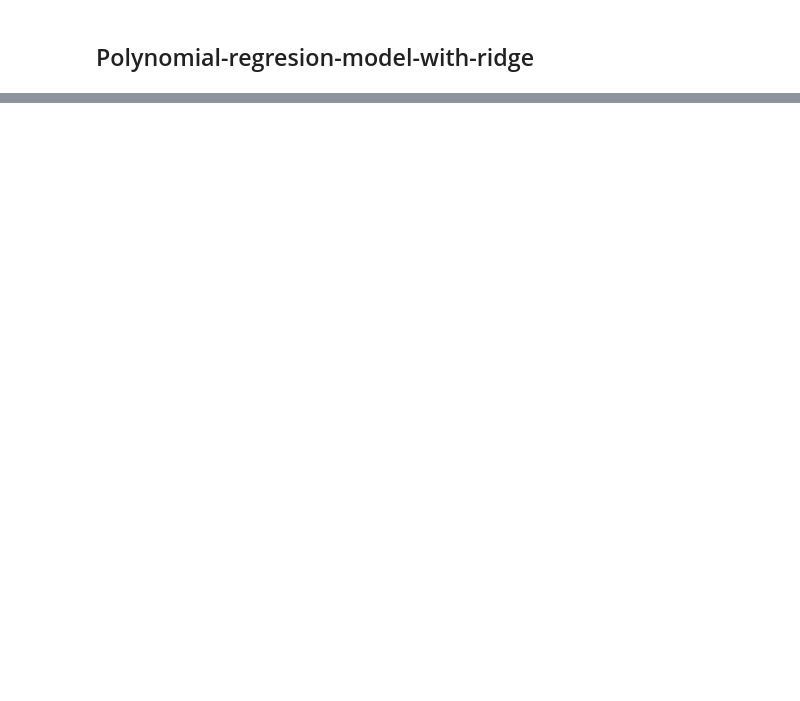
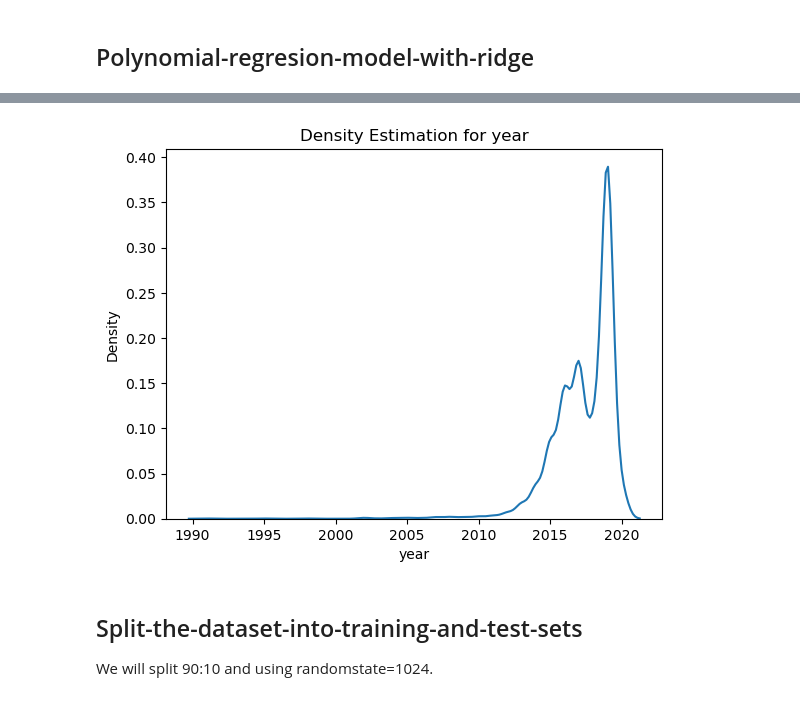
Before and after one commit to Shedinho20/Project01, a Jupyter notebook: Project01.ipynb, the cells around one changed output, grey strips where cells are left out. Saved outputs shown, nothing was run; the diff lists cells and outputs as text; code cells hidden in the pictures; blank space fills up the shorter version.

```diff
--- a/Project01.ipynb
+++ b/Project01.ipynb
@@ -773,0 +923,7 @@ plot_two_by_two_lasso_and_ridge_chart(poly_lasso_predictions,poly_ridge_predicti
+# %%
+sns.kdeplot(df_competition.year)
+
+plt.title("Density Estimation for year")
+plt.show()
+# %% [output]
+[figure, added]
@@ -773,0 +932,3 @@ plot_two_by_two_lasso_and_ridge_chart(poly_lasso_predictions,poly_ridge_predicti
+# %% [markdown]
+## Split-the-dataset-into-training-and-test-sets
+We will split 90:10 and using randomstate=1024.
```
Also changed, not shown: parts of 66 cells of this notebook.
